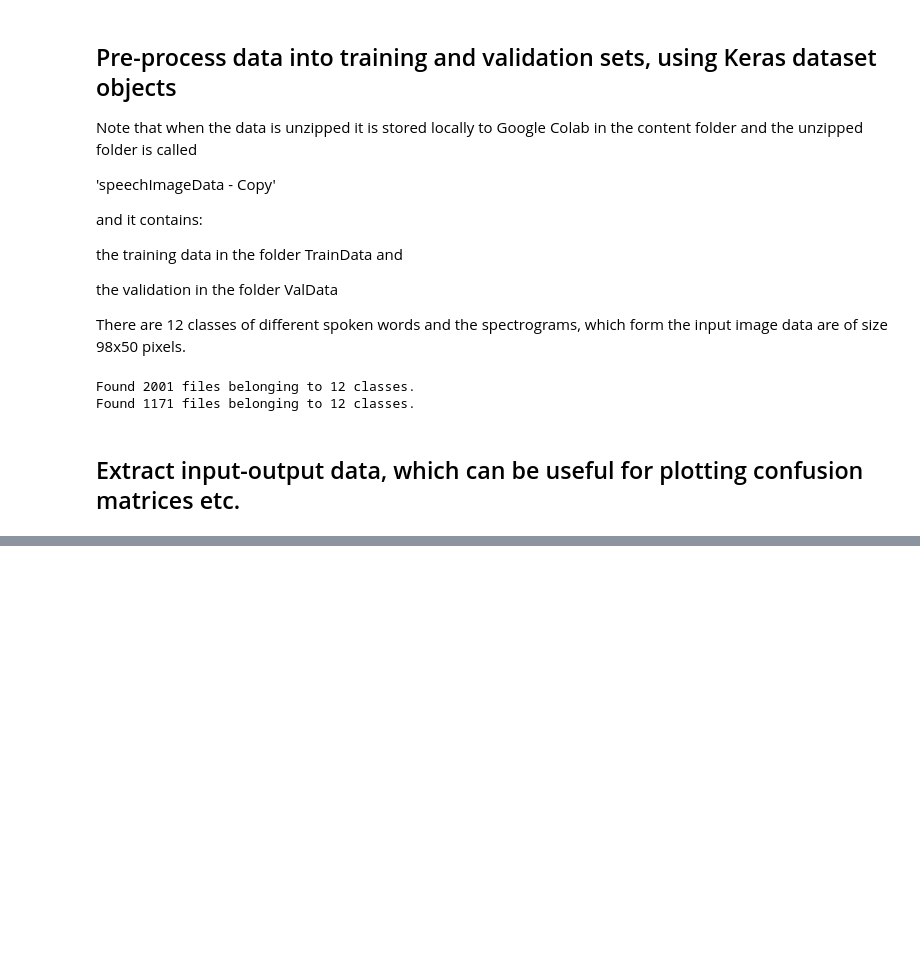
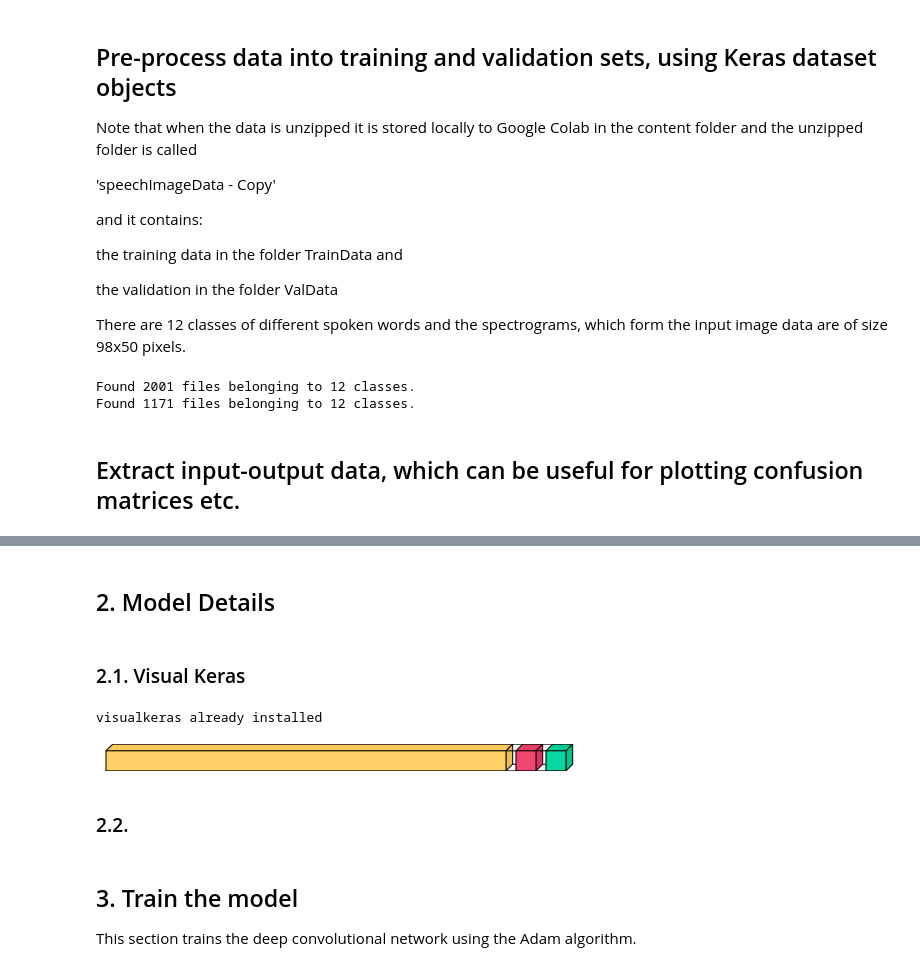
Before and after one commit to nivalf/Automated-Speech-Recognition, a Jupyter notebook: Automated_speech_recognition.ipynb, the cells around one changed output, grey strips where cells are left out. Saved outputs shown, nothing was run; the diff lists cells and outputs as text; code cells hidden in the pictures; blank space fills up the shorter version.

```diff
--- a/Automated_speech_recognition.ipynb
+++ b/Automated_speech_recognition.ipynb
@@ -57,6 +88,9 @@ val_ds = tf.keras.utils.image_dataset_from_directory(
     batch_size=128,
     image_size=(98, 50)
 )
+
+# Save the number of classes
+num_classes = len(train_ds.class_names)
 # %% [output]
 Found 2001 files belonging to 12 classes.
 Found 1171 files belonging to 12 classes.
@@ -114,3 +165,22 @@ import seaborn as sns
 from keras.models import Sequential
 from keras.layers import Dense, Dropout, BatchNormalization, Activation, Input, Conv2D, MaxPooling2D, Flatten, Softmax
 from keras import optimizers, regularizers
+# %%
+# number of convolutional filters
+num_filters = 32
+
+# define model
+model = Sequential(name="Baseline")
+
+model.add(Input(shape=(98,50,1)))
+
+model.add(Flatten())   # DEV: What does this do?
+
+model.add(Dense(num_classes))
+model.add(Softmax())
+
+# set the optimization options and compile the model
+opt = optimizers.Adam(learning_rate=0.001)
+model.compile(loss="categorical_crossentropy", optimizer=opt, metrics=["accuracy"])
+
+model.summary()
@@ -116,0 +203,32 @@ from keras import optimizers, regularizers
+# %% [markdown]
+## 2. Model Details
+# %% [markdown]
+### 2.1. Visual Keras
+# %%
+import importlib.util
+
+# Check if package is already installed. Else download
+def install_package(name):
+  spec = importlib.util.find_spec(name)
+  if spec is None:
+    print(f"installing {name} module")
+    !pip install visualkeras
+  else:
+    print(f"{name} already installed")
+
+# Install visualkeras & import
+install_package('visualkeras')
+# %% [output]
+visualkeras already installed
+# %%
+import visualkeras
+
+visualkeras.layered_view(model)
+# %% [output]
+[figure, added]
+# %% [markdown]
+### 2.2.
+# %% [markdown]
+## 3. Train the model
+
+This section trains the deep convolutional network using the Adam algorithm.
```
Also changed, not shown: parts of 40 cells of this notebook, 2 other files.
